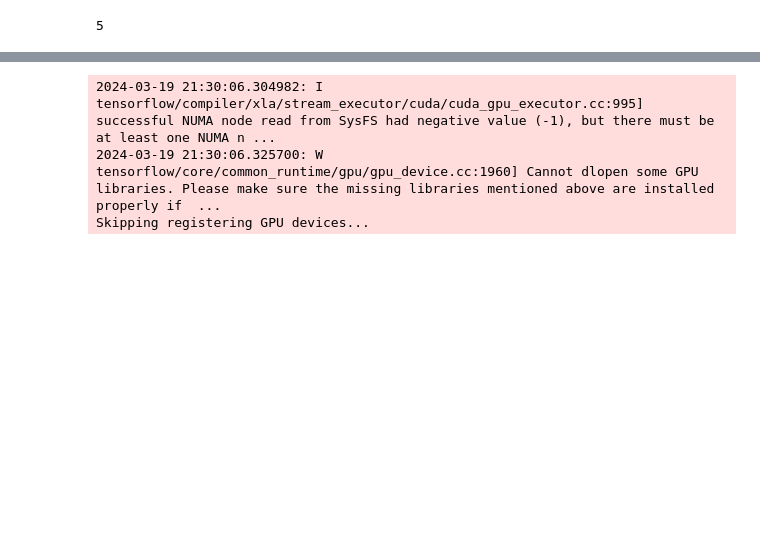
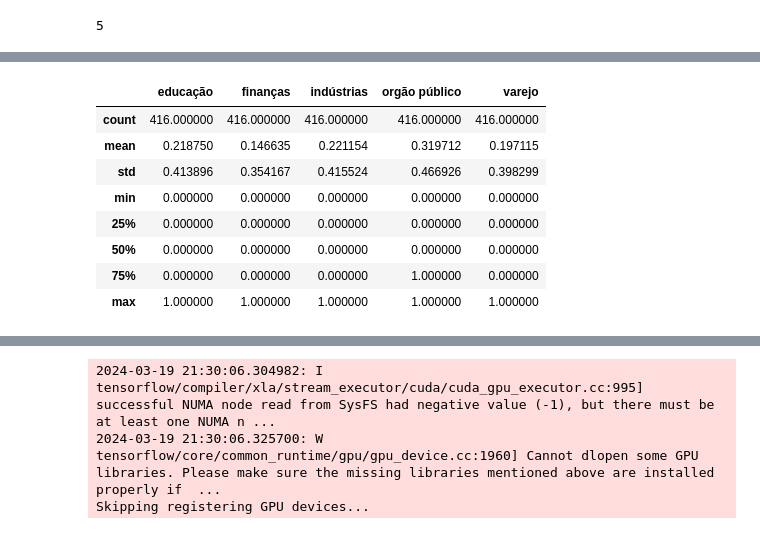
Before and after one commit to gabriel19913/text_classification, a Jupyter notebook: exploratory_analysis.ipynb, the cells around one changed output, grey strips where cells are left out. Cells and saved outputs as stored; diff of their text form; code cells hidden in the pictures; blank space fills up the shorter version.

```diff
--- a/exploratory_analysis.ipynb
+++ b/exploratory_analysis.ipynb
@@ -47,0 +87,13 @@ num_classes
+# %%
+# check missing values in numeric columns
+train.describe()
+# %% [output]
+|  | educação | finanças | indústrias | orgão público | varejo |
+| count | 416.000000 | 416.000000 | 416.000000 | 416.000000 | 416.000000 |
+| mean | 0.218750 | 0.146635 | 0.221154 | 0.319712 | 0.197115 |
+| std | 0.413896 | 0.354167 | 0.415524 | 0.466926 | 0.398299 |
+| min | 0.000000 | 0.000000 | 0.000000 | 0.000000 | 0.000000 |
+| 25% | 0.000000 | 0.000000 | 0.000000 | 0.000000 | 0.000000 |
+| 50% | 0.000000 | 0.000000 | 0.000000 | 0.000000 | 0.000000 |
+| 75% | 0.000000 | 0.000000 | 0.000000 | 1.000000 | 0.000000 |
+| max | 1.000000 | 1.000000 | 1.000000 | 1.000000 | 1.000000 |
```
Also changed, not shown: parts of 22 cells of this notebook.
